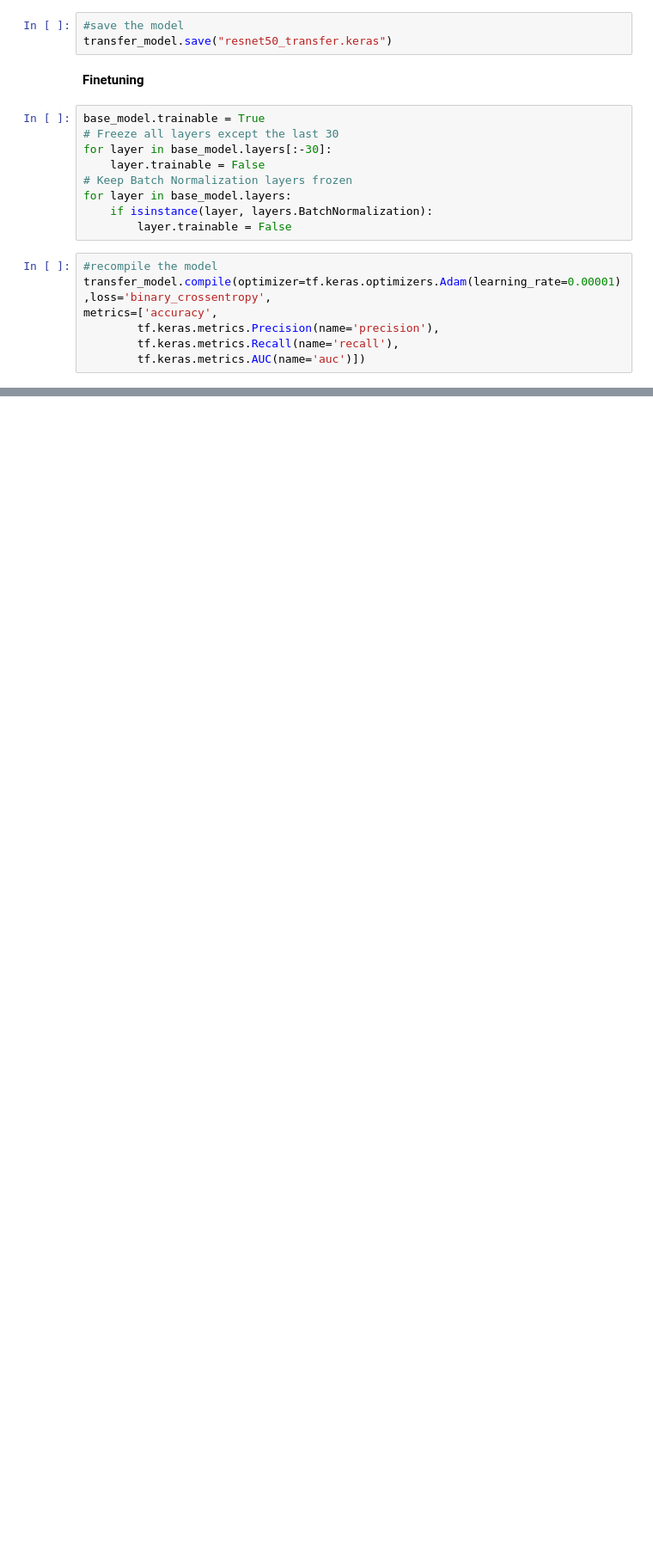
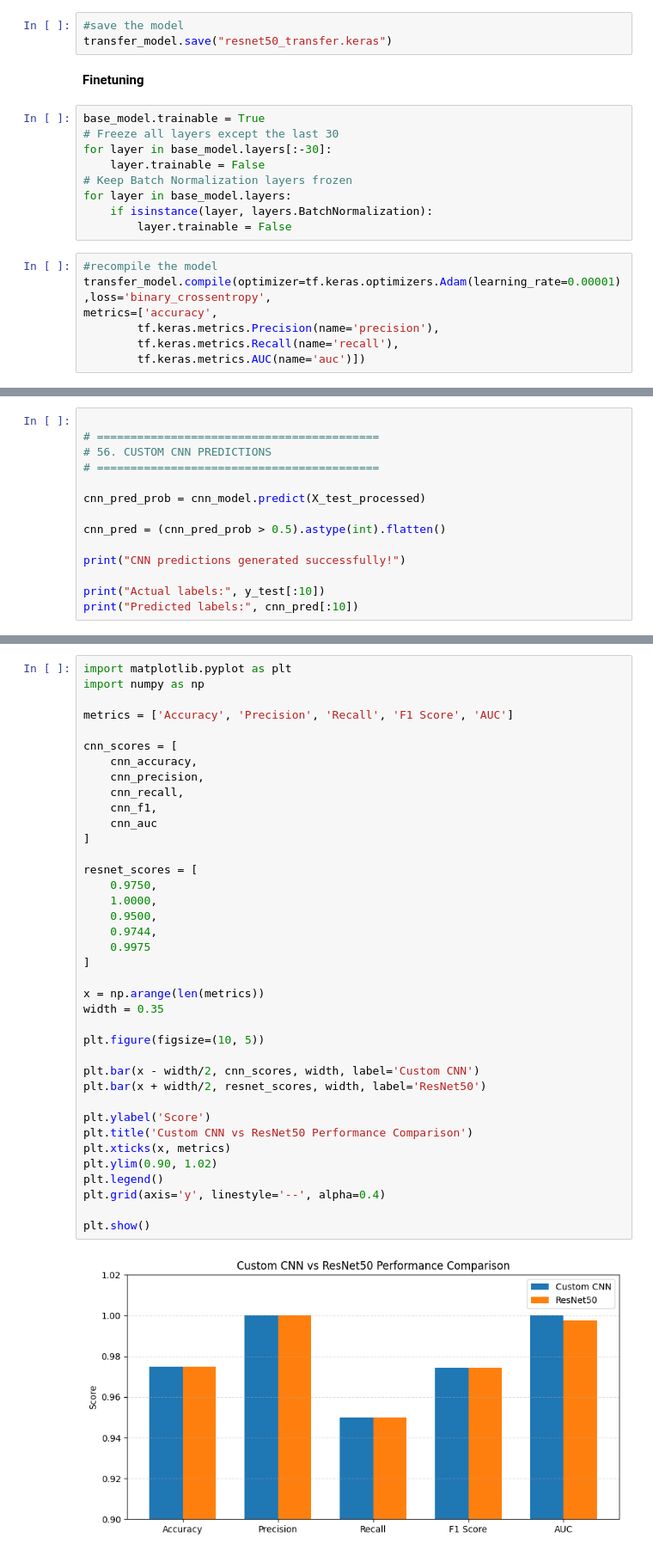
Before and after one commit to AlvinManoj05/Parallel_project_Computer_Vision, a Jupyter notebook: Parallel_Project__computerVision_PneumoniaDetection.ipynb, the cells around one changed output, grey strips where cells are left out. Shown at 86% size. Drawn from its saved outputs; the diff is of its cells as text; blank space fills up the shorter version.

```diff
--- a/Parallel_Project__computerVision_PneumoniaDetection.ipynb
+++ b/Parallel_Project__computerVision_PneumoniaDetection.ipynb
@@ -652,0 +888,14 @@ metrics=['accuracy',
+# %%
+
+# ==========================================
+# 56. CUSTOM CNN PREDICTIONS
+# ==========================================
+
+cnn_pred_prob = cnn_model.predict(X_test_processed)
+
+cnn_pred = (cnn_pred_prob > 0.5).astype(int).flatten()
+
+print("CNN predictions generated successfully!")
+
+print("Actual labels:", y_test[:10])
+print("Predicted labels:", cnn_pred[:10])
@@ -652,0 +939,40 @@ metrics=['accuracy',
+# %%
+import matplotlib.pyplot as plt
+import numpy as np
+
+metrics = ['Accuracy', 'Precision', 'Recall', 'F1 Score', 'AUC']
+
+cnn_scores = [
+    cnn_accuracy,
+    cnn_precision,
+    cnn_recall,
+    cnn_f1,
+    cnn_auc
+]
+
+resnet_scores = [
+    0.9750,
+    1.0000,
+    0.9500,
+    0.9744,
+    0.9975
+]
+
+x = np.arange(len(metrics))
+width = 0.35
+
+plt.figure(figsize=(10, 5))
+
+plt.bar(x - width/2, cnn_scores, width, label='Custom CNN')
+plt.bar(x + width/2, resnet_scores, width, label='ResNet50')
+
+plt.ylabel('Score')
+plt.title('Custom CNN vs ResNet50 Performance Comparison')
+plt.xticks(x, metrics)
+plt.ylim(0.90, 1.02)
+plt.legend()
+plt.grid(axis='y', linestyle='--', alpha=0.4)
+
+plt.show()
+# %% [output]
+[figure, added]
```
Also changed, not shown: parts of 25 cells of this notebook.
